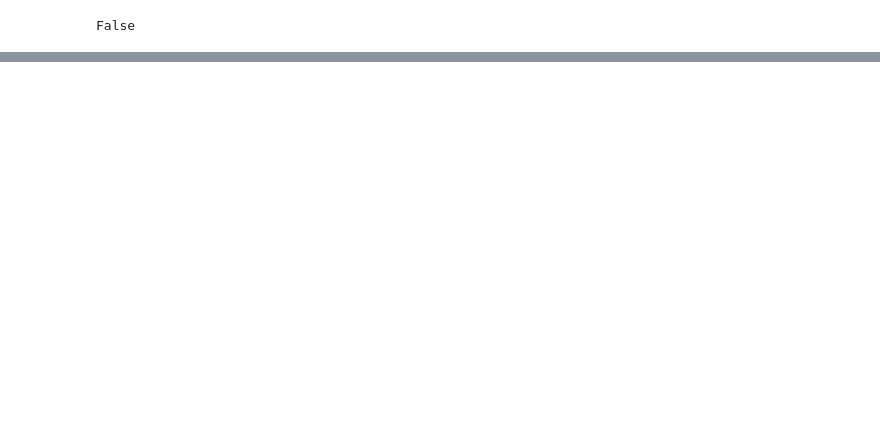
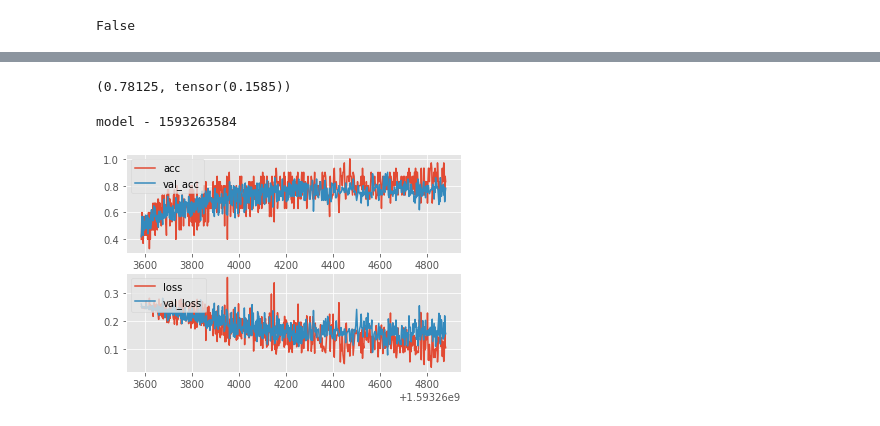
Before and after one commit to eshankarora/Notes, a Jupyter notebook: Sentdex Pytorch Tuts/Sentdex Deep Learning and Neural Networks with Python and Pytorch.ipynb, the cells around one changed output, grey strips where cells are left out. Saved outputs shown, nothing was run; the diff lists cells and outputs as text; code cells hidden in the pictures; blank space fills up the shorter version.

```diff
--- a/Sentdex Pytorch Tuts/Sentdex Deep Learning and Neural Networks with Python and Pytorch.ipynb
+++ b/Sentdex Pytorch Tuts/Sentdex Deep Learning and Neural Networks with Python and Pytorch.ipynb
@@ -294,0 +325,80 @@ False
+# %%
+test(size=32)
+# %% [output]
+(0.78125, tensor(0.1585))
+# %%
+import time
+
+MODEL_NAME = f"model - {int(time.time())}"
+
+net = Net()
+optimizer = optim.Adam(net.parameters(),lr=0.001)
+loss_function = nn.MSELoss()
+
+print(MODEL_NAME)
+
+def train():
+    BATCH_SIZE = 30
+    EPOCHS = 5
+    with open("model.log","a") as f:
+        for epoch in range(EPOCHS):
+            for i in tqdm(range(0,len(train_X),BATCH_SIZE)):
+                batch_X = train_X[i:i+BATCH_SIZE].view(-1,1,50,50)
+                batch_y = train_y[i:i+BATCH_SIZE]
+
+                acc, loss = fwd_pass(batch_X,batch_y,train=True)
+                if i%50 == 0 :
+                    val_acc, val_loss = test(size=100)
+                    f.write(f"{MODEL_NAME},{round(time.time(),3)},{round(float(acc),2)},{round(float(loss),3)},{round(float(val_acc),2)},{round(float(val_loss),3)}\n")
+
+train()
+# %% [output]
+model - 1593263584
+# %%
+import matplotlib.pyplot as plt
+from matplotlib import style
+
+style.use("ggplot")
+
+model_name = "model - 1593263584" # grab whichever model name you want here. We could also just reference the MODEL_NAME if you're in a notebook still.
+
+
+def create_acc_loss_graph(model_name):
+    contents = open("model.log", "r").read().split("\n")
+
+    times = []
+    accuracies = []
+    losses = []
+
+    val_accs = []
+    val_losses = []
+
+    for c in contents:
+        if model_name in c:
+            name, timestamp, acc, loss, val_acc, val_loss = c.split(",")
+
+            times.append(float(timestamp))
+            accuracies.append(float(acc))
+            losses.append(float(loss))
+
+            val_accs.append(float(val_acc))
+            val_losses.append(float(val_loss))
+
+
+    fig = plt.figure()
+
+    ax1 = plt.subplot2grid((2,1), (0,0))
+    ax2 = plt.subplot2grid((2,1), (1,0), sharex=ax1)
+
+
+    ax1.plot(times, accuracies, label="acc")
+    ax1.plot(times, val_accs, label="val_acc")
+    ax1.legend(loc=2)
+    ax2.plot(times,losses, label="loss")
+    ax2.plot(times,val_losses, label="val_loss")
+    ax2.legend(loc=2)
+    plt.show()
+
+create_acc_loss_graph(model_name)
+# %% [output]
+[figure, added]
```
Also changed, not shown: parts of 9 cells of this notebook.
